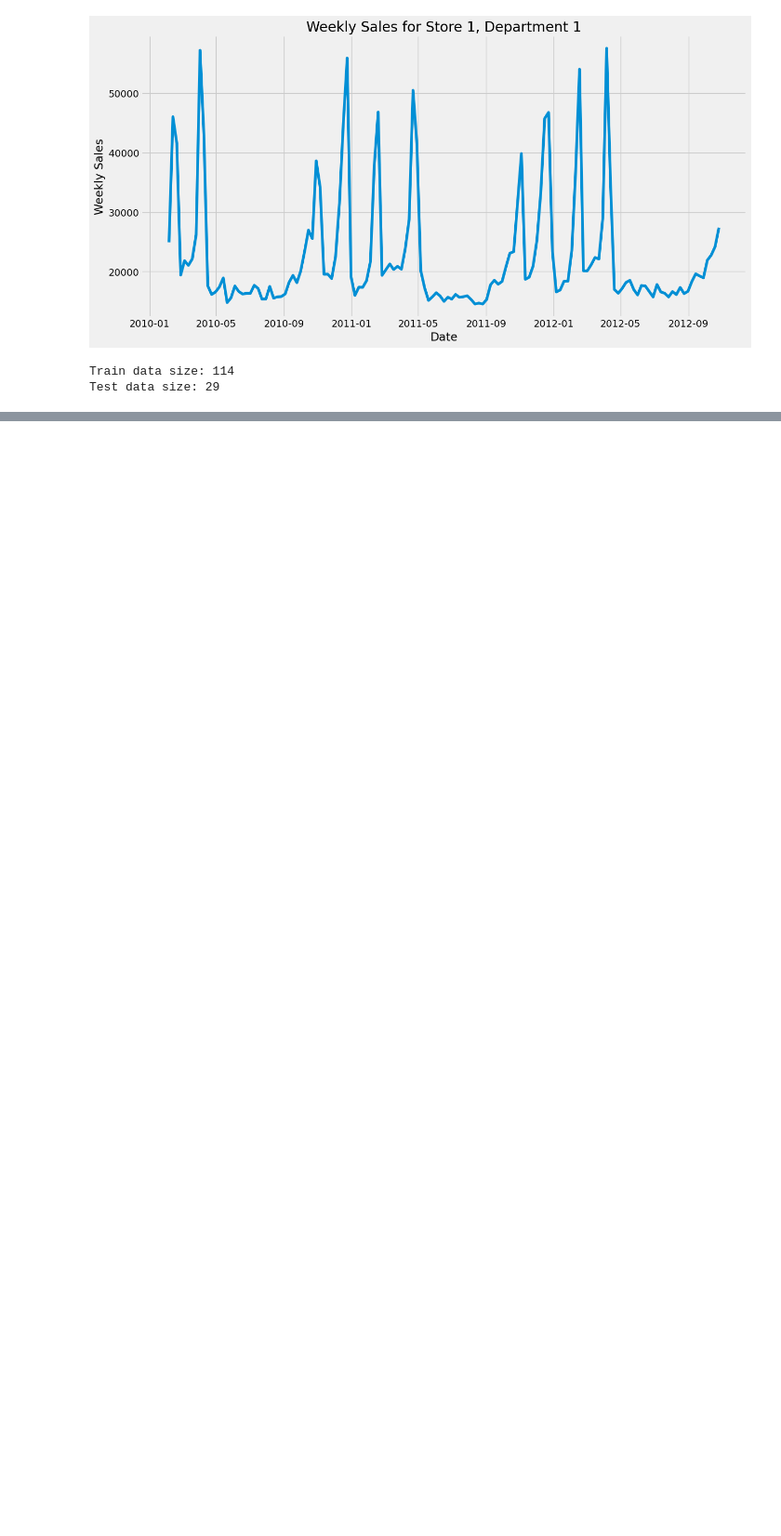
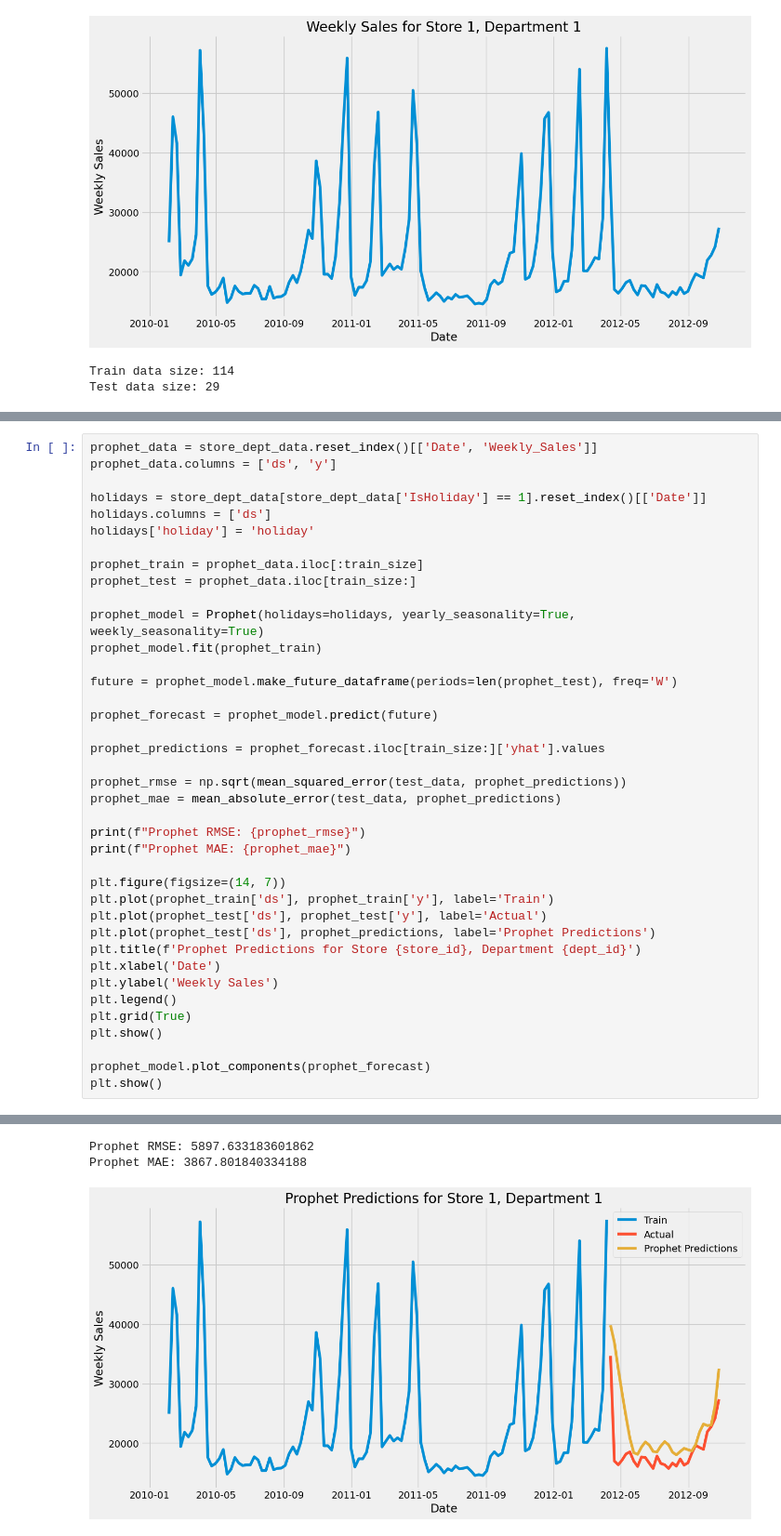
Before and after one commit to MiltonTMuzhanye/Sales_Forecast_Prediction, a Jupyter notebook: Sales_forecast.ipynb, the cells around one changed output, grey strips where cells are left out. Shown at 93% size. Saved outputs shown, nothing was run; the diff lists cells and outputs as text; blank space fills up the shorter version.

```diff
--- a/Sales_forecast.ipynb
+++ b/Sales_forecast.ipynb
@@ -228,0 +315,40 @@ Test data size: 29
+# %%
+prophet_data = store_dept_data.reset_index()[['Date', 'Weekly_Sales']]
+prophet_data.columns = ['ds', 'y']
+
+holidays = store_dept_data[store_dept_data['IsHoliday'] == 1].reset_index()[['Date']]
+holidays.columns = ['ds']
+holidays['holiday'] = 'holiday'
+
+prophet_train = prophet_data.iloc[:train_size]
+prophet_test = prophet_data.iloc[train_size:]
+
+prophet_model = Prophet(holidays=holidays, yearly_seasonality=True, weekly_seasonality=True)
+prophet_model.fit(prophet_train)
+
+future = prophet_model.make_future_dataframe(periods=len(prophet_test), freq='W')
+
+prophet_forecast = prophet_model.predict(future)
+
+prophet_predictions = prophet_forecast.iloc[train_size:]['yhat'].values
+
+prophet_rmse = np.sqrt(mean_squared_error(test_data, prophet_predictions))
+prophet_mae = mean_absolute_error(test_data, prophet_predictions)
+
+print(f"Prophet RMSE: {prophet_rmse}")
+print(f"Prophet MAE: {prophet_mae}")
+
+plt.figure(figsize=(14, 7))
+plt.plot(prophet_train['ds'], prophet_train['y'], label='Train')
+plt.plot(prophet_test['ds'], prophet_test['y'], label='Actual')
+plt.plot(prophet_test['ds'], prophet_predictions, label='Prophet Predictions')
+plt.title(f'Prophet Predictions for Store {store_id}, Department {dept_id}')
+plt.xlabel('Date')
+plt.ylabel('Weekly Sales')
+plt.legend()
+plt.grid(True)
+plt.show()
+
+prophet_model.plot_components(prophet_forecast)
+plt.show()
+# %% [output]
@@ -228,0 +357,3 @@ Test data size: 29
+Prophet RMSE: 5897.633183601862
+Prophet MAE: 3867.801840334188
+[figure, added]
```
Also changed, not shown: parts of 3 cells of this notebook.
